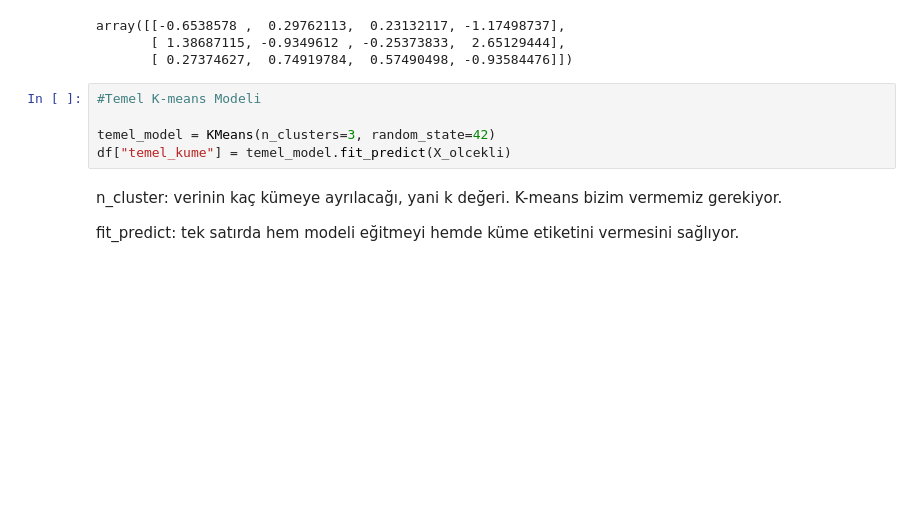
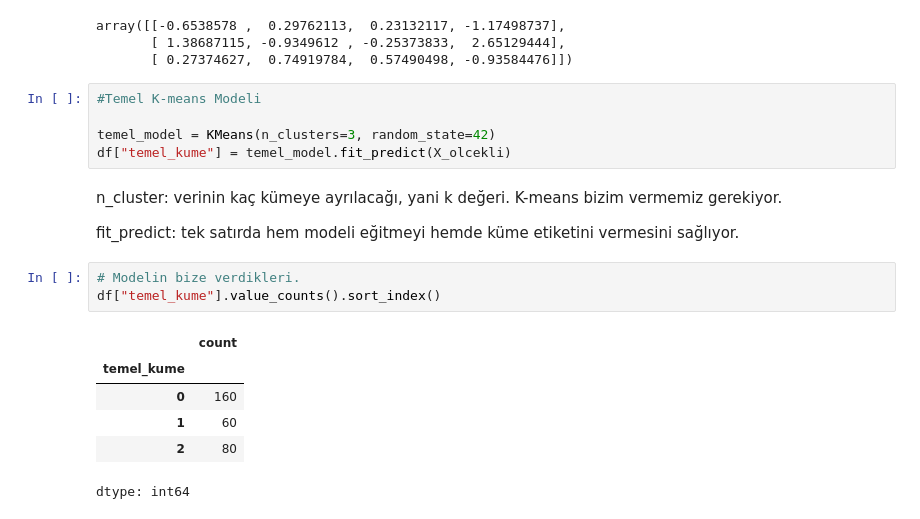
Before and after one commit to europecodingschool/ECS---VB---YZ---08.26, a Jupyter notebook: VB_YZ_Ders_18_1.ipynb, the cells around one changed output. Drawn from its saved outputs; the diff is of its cells as text; blank space fills up the shorter version.

```diff
--- a/VB_YZ_Ders_18_1.ipynb
+++ b/VB_YZ_Ders_18_1.ipynb
@@ -119,3 +119,13 @@ df["temel_kume"] = temel_model.fit_predict(X_olcekli)
 n_cluster: verinin kaç kümeye ayrılacağı, yani k değeri. K-means bizim vermemiz gerekiyor.
 
 fit_predict: tek satırda hem modeli eğitmeyi hemde küme etiketini vermesini sağlıyor.
+# %%
+# Modelin bize verdikleri.
+df["temel_kume"].value_counts().sort_index()
+# %% [output]
+|  | count |
+| temel_kume |  |
+| 0 | 160 |
+| 1 | 60 |
+| 2 | 80 |
+dtype: int64
```
Also changed, not shown: parts of 3 cells of this notebook.
